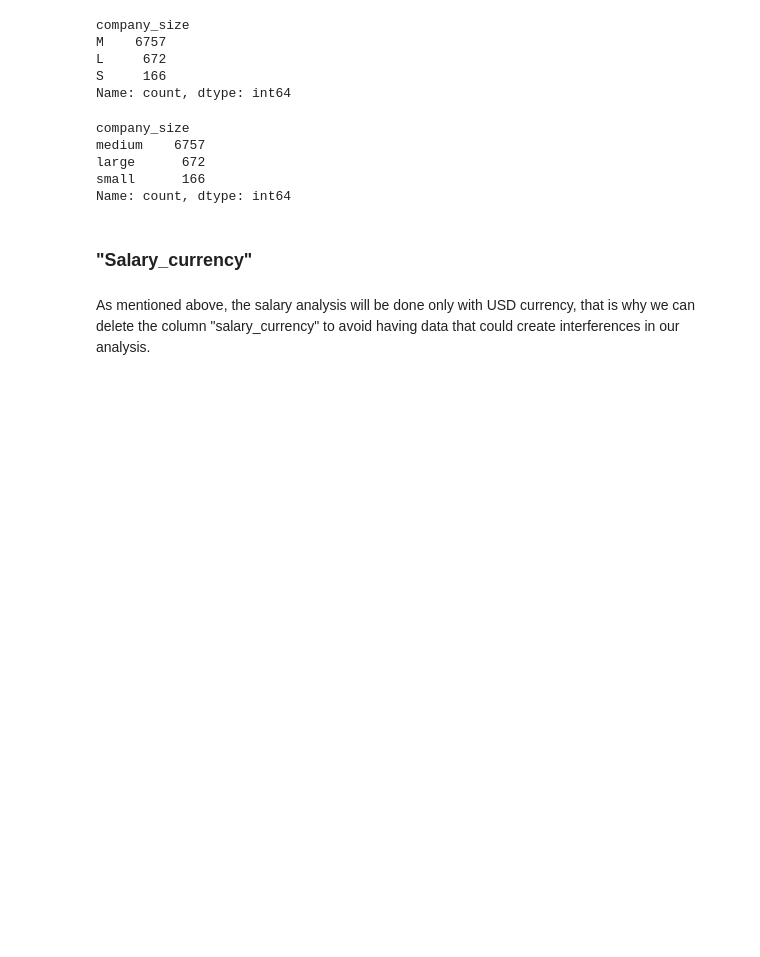
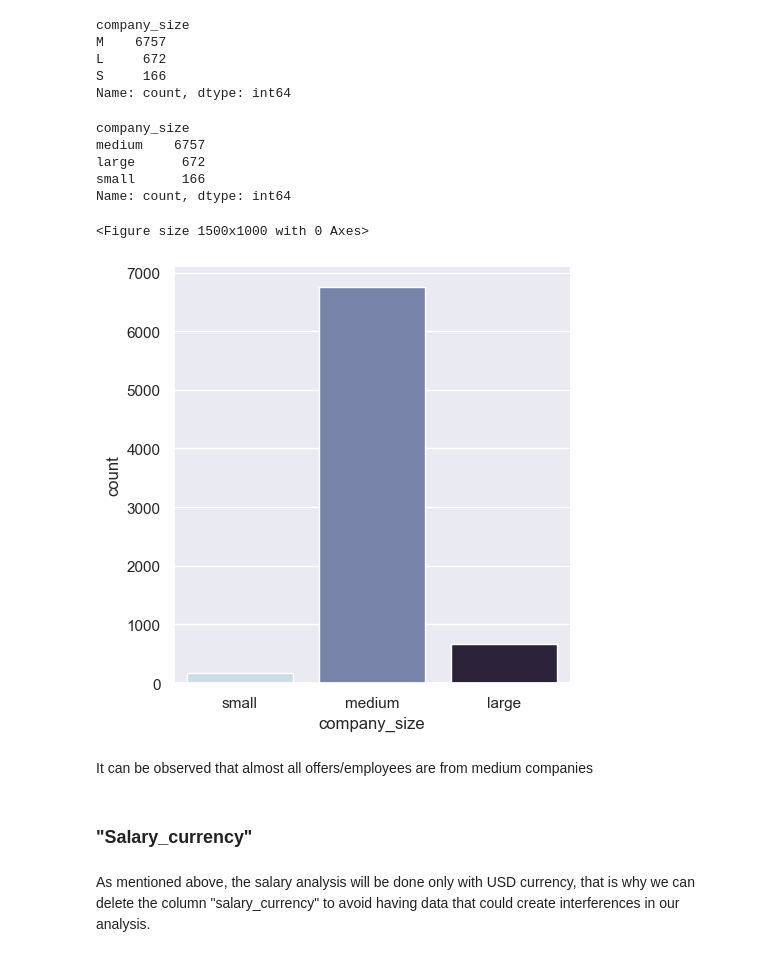
Before and after one commit to marina-lc16/mid_project_repo, a Jupyter notebook: notebooks/Clean_notebook/EDA.ipynb, the cells around one changed output. Saved outputs shown, nothing was run; the diff lists cells and outputs as text; code cells hidden in the pictures; blank space fills up the shorter version.

```diff
--- a/notebooks/Clean_notebook/EDA.ipynb
+++ b/notebooks/Clean_notebook/EDA.ipynb
@@ -489,6 +513,17 @@ medium    6757
 large      672
 small      166
 Name: count, dtype: int64
+# %%
+# plot info
+
+figure_size()
+sns.catplot(x='company_size',data = replace_cat, kind = 'count',palette = 'ch:s=.25,rot=-.25')
+plt.show()
+# %% [output]
+<Figure size 1500x1000 with 0 Axes>
+[figure, added]
+# %% [markdown]
+It can be observed that almost all offers/employees are from medium companies
 # %% [markdown]
 ### "Salary_currency"
 # %% [markdown]
```
Also changed, not shown: parts of 15 cells of this notebook.
